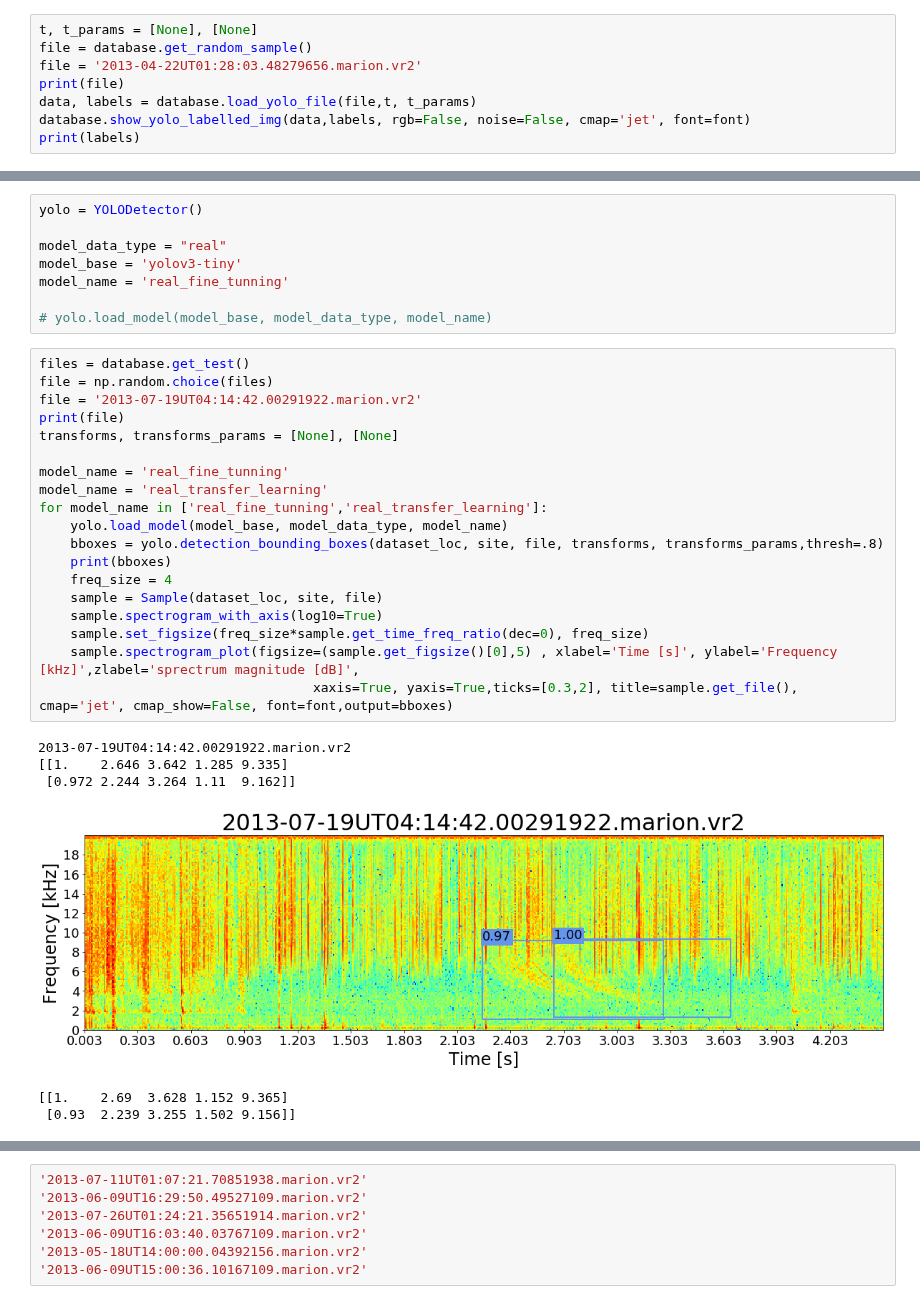
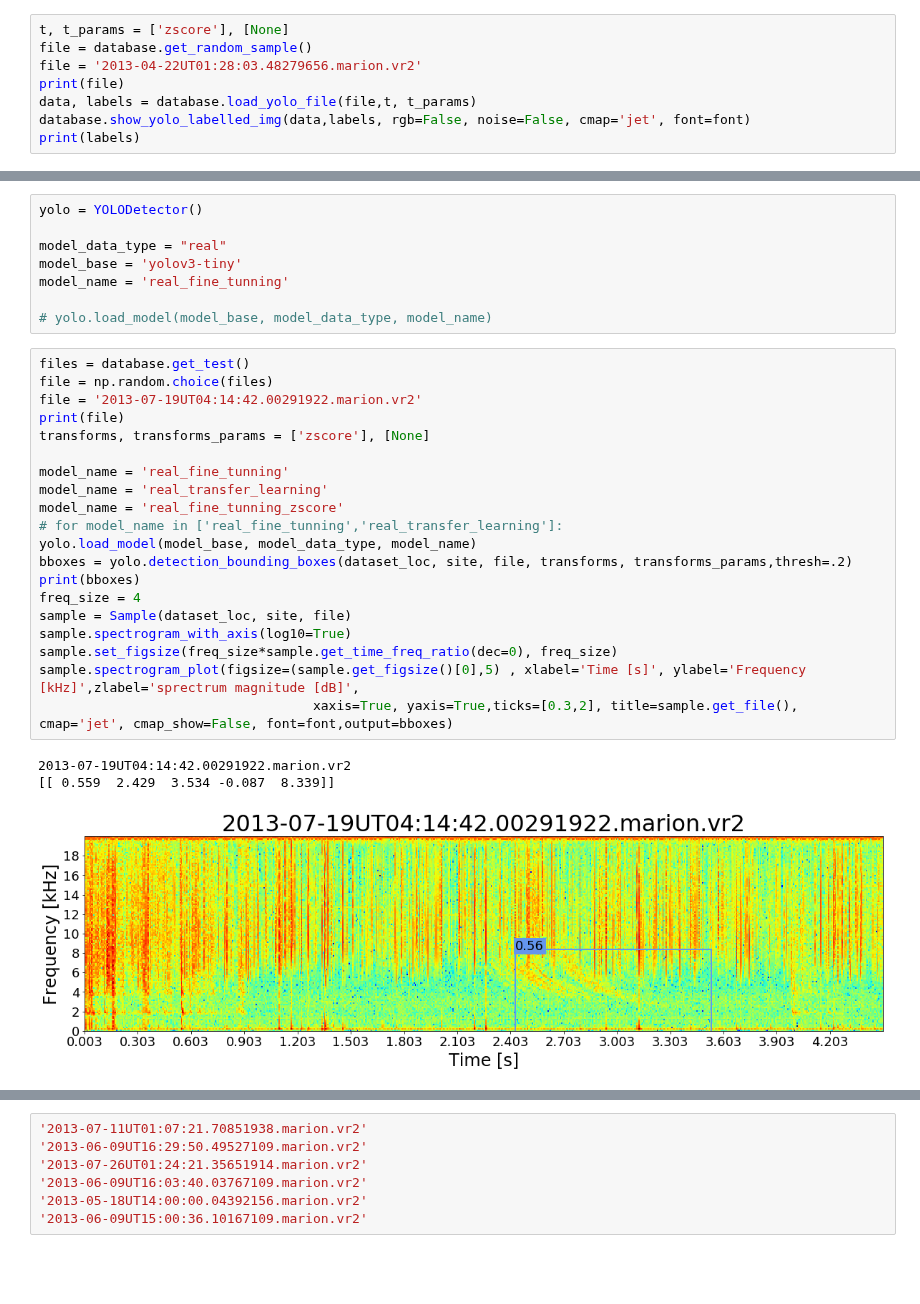
Before and after one commit to Kojey/MSc-whistler-waves-detector, a Jupyter notebook: ipy/report/chapter6_2.ipynb, the cells around one changed output, grey strips where cells are left out. Saved outputs shown, nothing was run; the diff lists cells and outputs as text; blank space fills up the shorter version.

```diff
--- a/ipy/report/chapter6_2.ipynb
+++ b/ipy/report/chapter6_2.ipynb
@@ -70,7 +70,7 @@ print('%d lablled objects in %d samples'%(cuts.sum(),len(files)))
 # %% [markdown]
 **Example of YOLO labelled data**
 # %%
-t, t_params = [None], [None]
+t, t_params = ['zscore'], [None]
 file = database.get_random_sample()
 file = '2013-04-22UT01:28:03.48279656.marion.vr2'
 print(file)
@@ -172,26 +172,24 @@ model_name = 'real_fine_tunning'
 # %%
 files = database.get_test()
 file = np.random.choice(files)
 file = '2013-07-19UT04:14:42.00291922.marion.vr2'
 print(file)
-transforms, transforms_params = [None], [None]
+transforms, transforms_params = ['zscore'], [None]
 
 model_name = 'real_fine_tunning'
 model_name = 'real_transfer_learning'
-for model_name in ['real_fine_tunning','real_transfer_learning']:
-    yolo.load_model(model_base, model_data_type, model_name)
-    bboxes = yolo.detection_bounding_boxes(dataset_loc, site, file, transforms, transforms_params,thresh=.8)
-    print(bboxes)
-    freq_size = 4
-    sample = Sample(dataset_loc, site, file)
-    sample.spectrogram_with_axis(log10=True)
-    sample.set_figsize(freq_size*sample.get_time_freq_ratio(dec=0), freq_size)
-    sample.spectrogram_plot(figsize=(sample.get_figsize()[0],5) , xlabel='Time [s]', ylabel='Frequency [kHz]',zlabel='sprectrum magnitude [dB]',
+model_name = 'real_fine_tunning_zscore'
+# for model_name in ['real_fine_tunning','real_transfer_learning']:
+yolo.load_model(model_base, model_data_type, model_name)
+bboxes = yolo.detection_bounding_boxes(dataset_loc, site, file, transforms, transforms_params,thresh=.2)
+print(bboxes)
+freq_size = 4
+sample = Sample(dataset_loc, site, file)
+sample.spectrogram_with_axis(log10=True)
+sample.set_figsize(freq_size*sample.get_time_freq_ratio(dec=0), freq_size)
+sample.spectrogram_plot(figsize=(sample.get_figsize()[0],5) , xlabel='Time [s]', ylabel='Frequency [kHz]',zlabel='sprectrum magnitude [dB]',
                                    xaxis=True, yaxis=True,ticks=[0.3,2], title=sample.get_file(), cmap='jet', cmap_show=False, font=font,output=bboxes)
 # %% [output]
 2013-07-19UT04:14:42.00291922.marion.vr2
-[[1.    2.646 3.642 1.285 9.335]
- [0.972 2.244 3.264 1.11  9.162]]
+[[ 0.559  2.429  3.534 -0.087  8.339]]
-[figure, old version]
+[figure, new version]
-[[1.    2.69  3.628 1.152 9.365]
- [0.93  2.239 3.255 1.502 9.156]]
```
Also changed, not shown: parts of 7 cells of this notebook, 5 other files.
